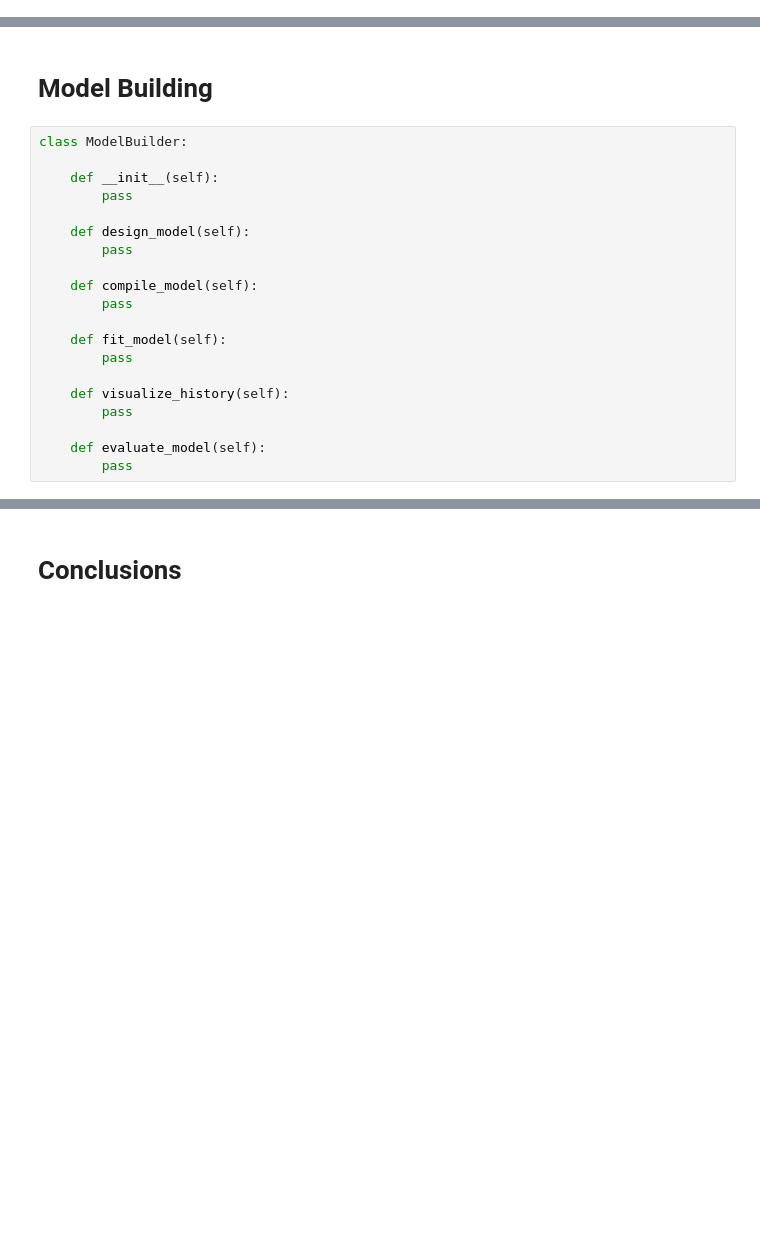
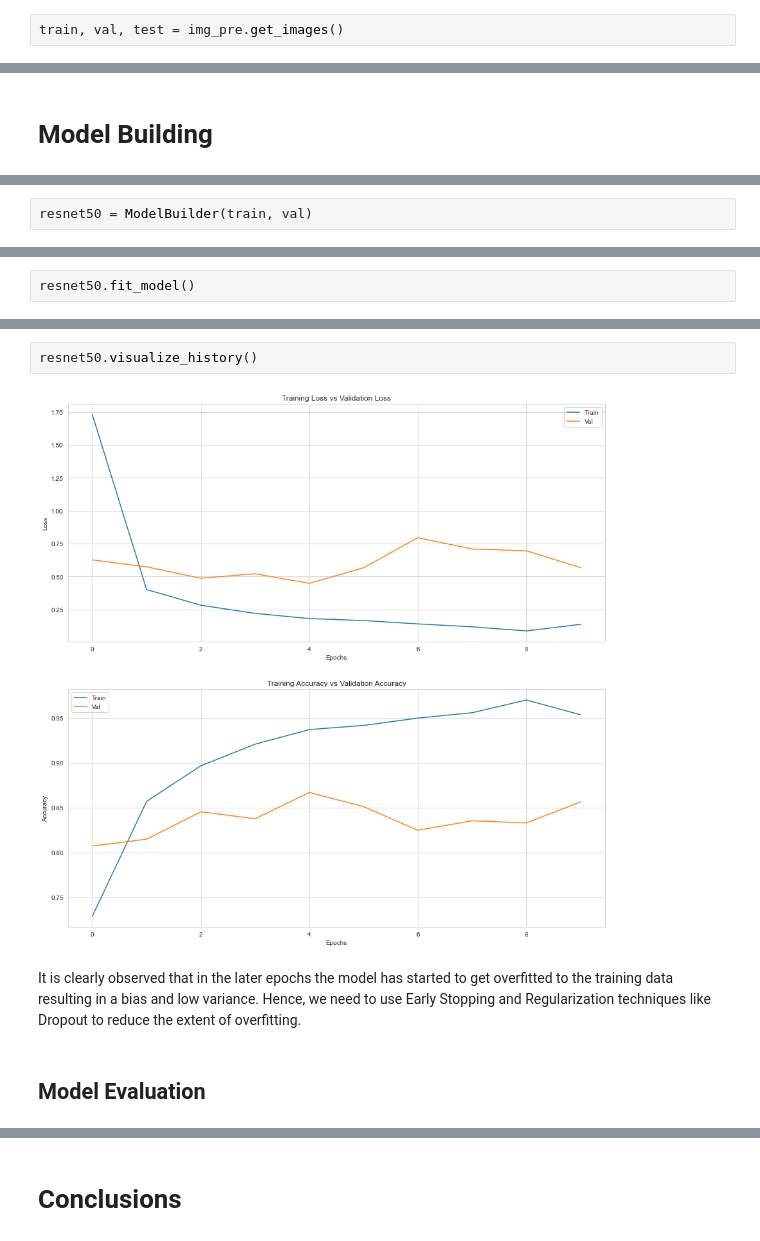
Before and after one commit to Gaurav0502/blood-cell-classification, a Jupyter notebook: notebooks/cnn_exploration.ipynb, the cells around one changed output, grey strips where cells are left out. Cells and saved outputs as stored; diff of their text form; blank space fills up the shorter version.

Commit message:
feat(base-model) : built and evaluated a resnet50 model

```diff
--- a/notebooks/cnn_exploration.ipynb
+++ b/notebooks/cnn_exploration.ipynb
@@ -155,0 +168,2 @@ class ImageProcessor:
+# %%
+train, val, test = img_pre.get_images()
@@ -156,22 +174,2 @@ class ImageProcessor:
 # %% [markdown]
 # Model Building
-# %%
-class ModelBuilder:
-
-    def __init__(self):
-        pass
-
-    def design_model(self):
-        pass
-
-    def compile_model(self):
-        pass
-
-    def fit_model(self):
-        pass
-
-    def visualize_history(self):
-        pass
-
-    def evaluate_model(self):
-        pass
@@ -185,0 +228,2 @@ class ModelEvaluator:
+# %%
+resnet50 = ModelBuilder(train, val)
@@ -185,0 +234,2 @@ class ModelEvaluator:
+# %%
+resnet50.fit_model()
@@ -185,0 +257,8 @@ class ModelEvaluator:
+# %%
+resnet50.visualize_history()
+# %% [output]
+[figure, added]
+# %% [markdown]
+It is clearly observed that in the later epochs the model has started to get overfitted to the training data resulting in a bias and low variance. Hence, we need to use Early Stopping and Regularization techniques like Dropout to reduce the extent of overfitting.
+# %% [markdown]
+## Model Evaluation
```
Also changed, not shown: parts of 23 cells of this notebook.
